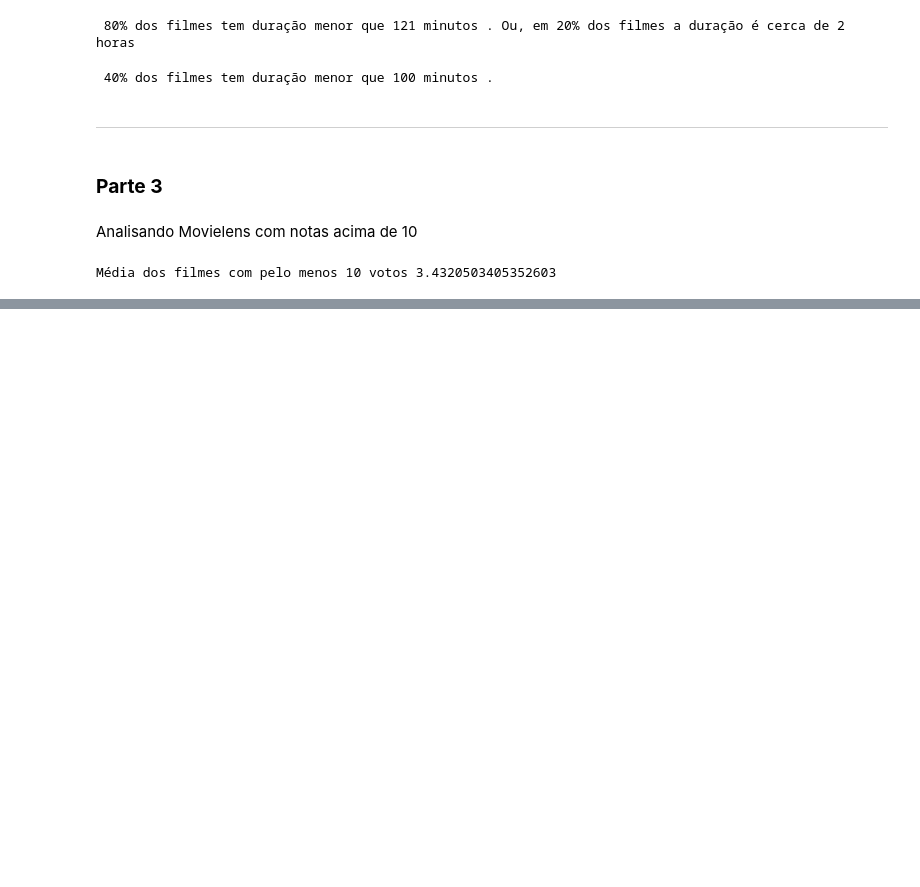
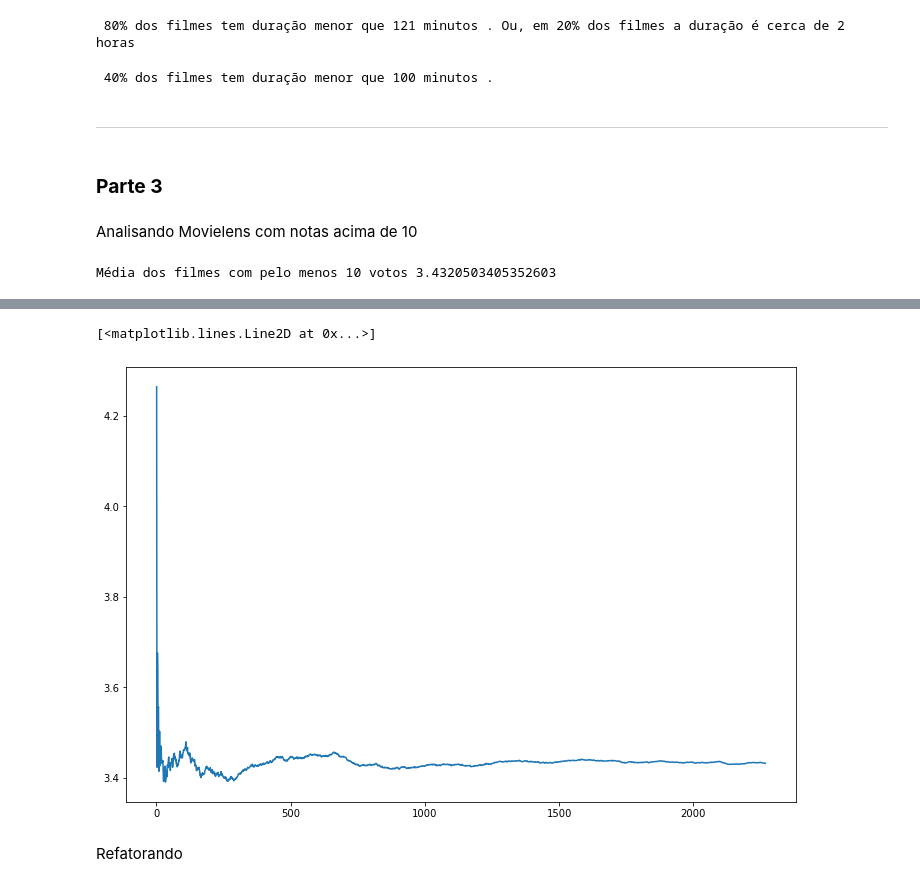
Before and after one commit to Marcus-Bernard0/data_science_alura, a Jupyter notebook: 11 - Testes estatísticos/Projeto.ipynb, the cells around one changed output, grey strips where cells are left out. Cells and saved outputs as stored; diff of their text form; code cells hidden in the pictures; blank space fills up the shorter version.

```diff
--- a/11 - Testes estatísticos/Projeto.ipynb
+++ b/11 - Testes estatísticos/Projeto.ipynb
@@ -359,0 +395,7 @@ Média dos filmes com pelo menos 10 votos 3.4320503405352603
+# %%
+np.random.seed(7564)
+temp = dfMean10votos.sample(frac=1)
+medias = list()
+for i in range(len(temp)):
+    medias.append(temp[0 : i].mean())
+medias[0:15]
@@ -359,0 +418,8 @@ Média dos filmes com pelo menos 10 votos 3.4320503405352603
+# %%
+fig = plt.figure(figsize=(12, 8))
+plt.plot(medias)
+# %% [output]
+[<matplotlib.lines.Line2D at 0x...>]
+[figure, added]
+# %% [markdown]
+Refatorando
```
Also changed, not shown: parts of 17 cells of this notebook.
